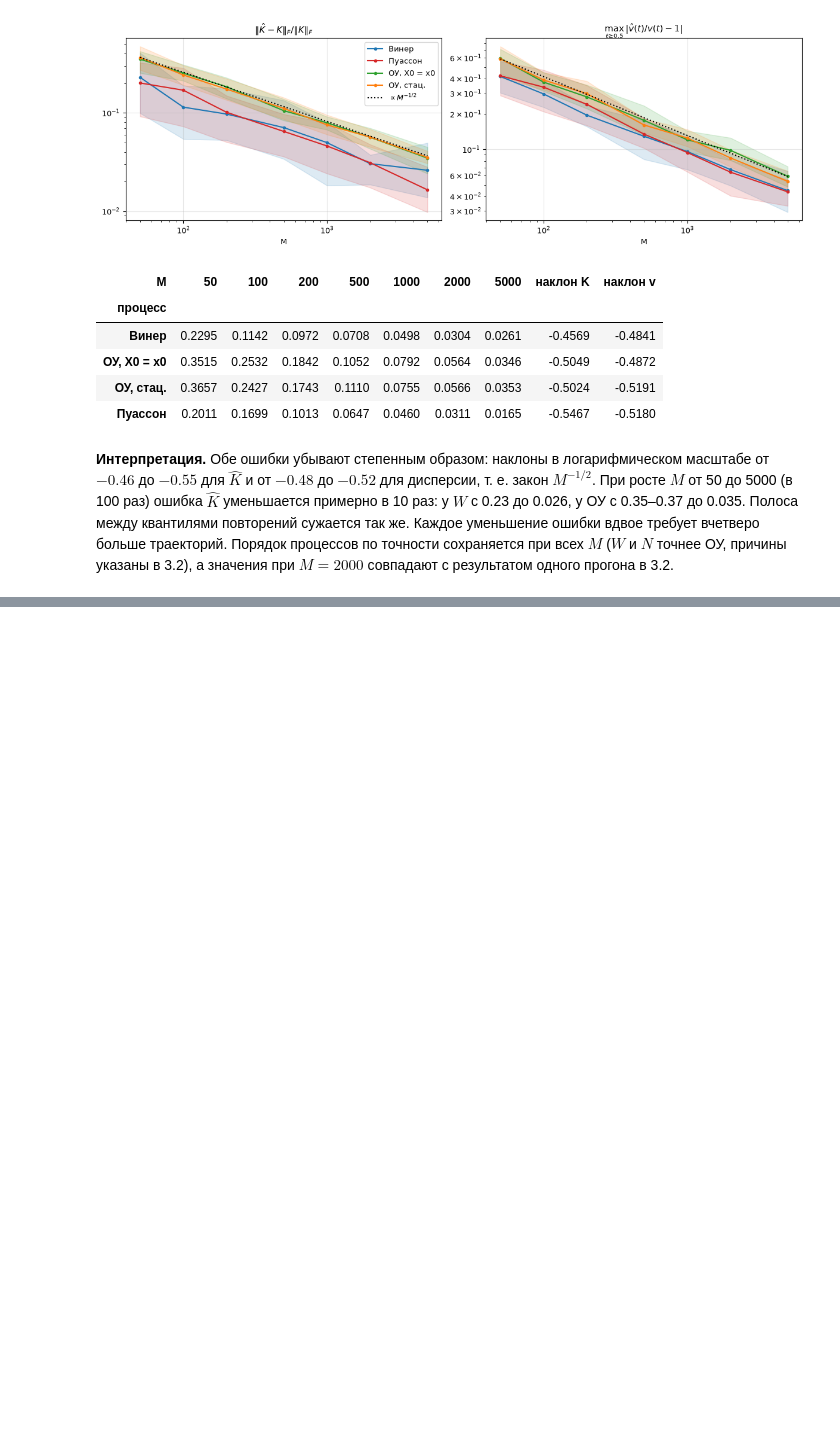
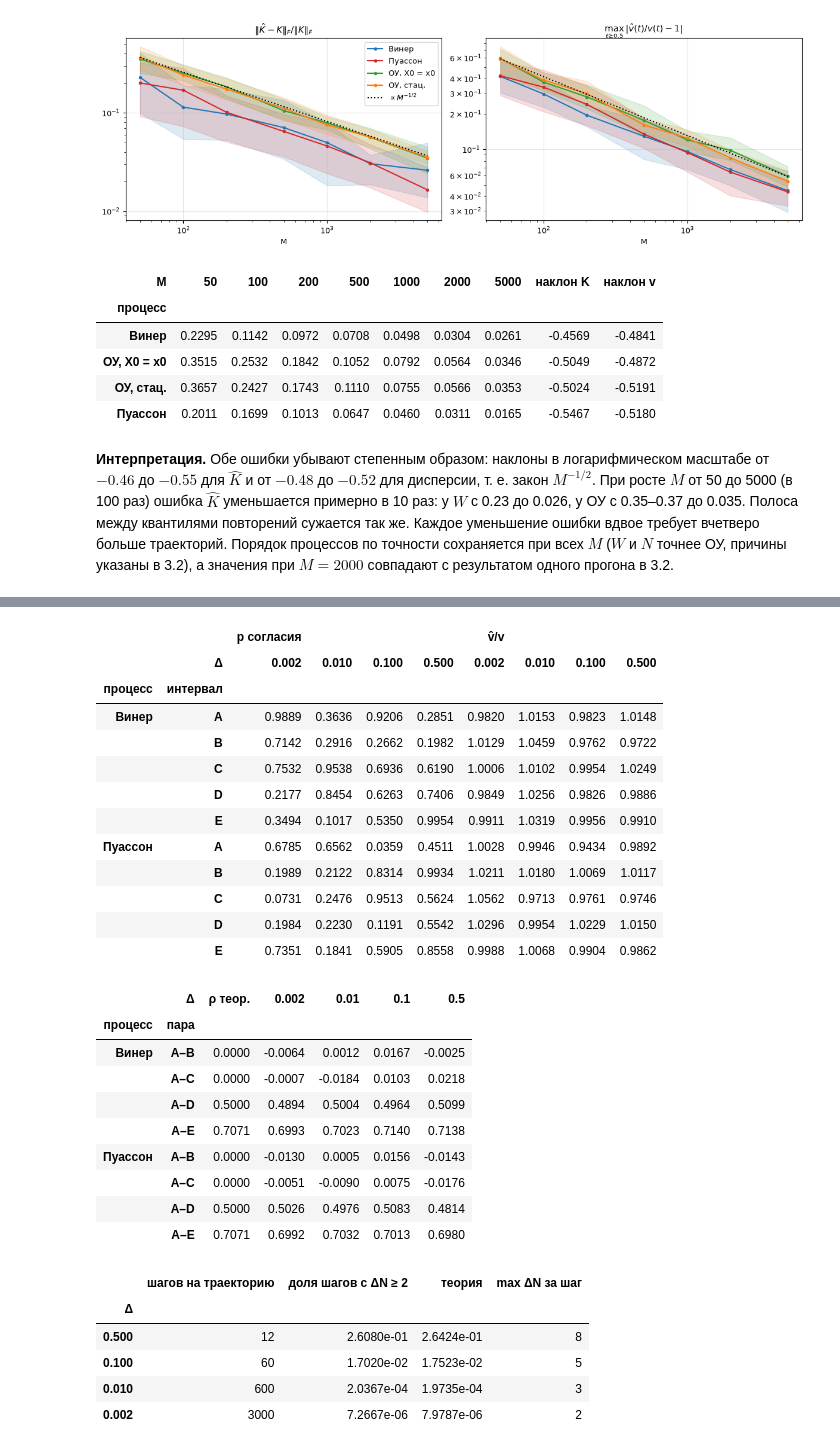
Before and after one commit to paulhowever/vr, a Jupyter notebook: lab1.ipynb, the cells around one changed output, grey strips where cells are left out. Drawn from its saved outputs; the diff is of its cells as text; code cells hidden in the pictures; blank space fills up the shorter version.

```diff
--- a/lab1.ipynb
+++ b/lab1.ipynb
@@ -405,0 +627,61 @@ table
+# %%
+rows_d, rows_c, rows_j = [], [], []
+for i, dti in enumerate(DTS):
+    for j, (name, p) in enumerate(INC_PROC.items()):
+        t, X = p["sim"](dti, rng_for(6, i, j))
+        inc = increments(t, X)
+        for k, I in INTERVALS.items():
+            law = p["law"](length(I))
+            _, _, pval = fit_test(inc[k], law, name == "Пуассон")
+            rows_d.append({"процесс": name, "интервал": k, "Δ": dti, "v̂/v": inc[k].var(ddof=1) / law.var(), "p согласия": pval})
+        for a, b in PAIRS:
+            rows_c.append({"процесс": name, "пара": f"{a}–{b}", "Δ": dti, "r": np.corrcoef(inc[a], inc[b])[0, 1]})
+        if name == "Пуассон":
+            steps = np.diff(X, axis=1)
+            rows_j.append(
+                {
+                    "Δ": dti,
+                    "шагов на траекторию": steps.shape[1],
+                    "доля шагов с ΔN ≥ 2": (steps >= 2).mean(),
+                    "теория": 1 - np.exp(-LAM * dti) * (1 + LAM * dti),
+                    "max ΔN за шаг": steps.max(),
+                }
+            )
+        del X
+
+display(pd.DataFrame(rows_d).pivot_table(index=["процесс", "интервал"], columns="Δ", values=["v̂/v", "p согласия"]))
+corr_dt = pd.DataFrame(rows_c).pivot_table(index=["процесс", "пара"], columns="Δ", values="r")
+rho_th = [overlap(INTERVALS[pr[0]], INTERVALS[pr[-1]]) / np.sqrt(length(INTERVALS[pr[0]]) * length(INTERVALS[pr[-1]])) for _, pr in corr_dt.index]
+corr_dt.insert(0, "ρ теор.", rho_th)
+display(corr_dt)
+pd.DataFrame(rows_j).set_index("Δ")
+# %% [output]
+|  |  | p согласия |  |  |  | v̂/v |  |  |  |
+|  | Δ | 0.002 | 0.010 | 0.100 | 0.500 | 0.002 | 0.010 | 0.100 | 0.500 |
+| процесс | интервал |  |  |  |  |  |  |  |  |
+| Винер | A | 0.9889 | 0.3636 | 0.9206 | 0.2851 | 0.9820 | 1.0153 | 0.9823 | 1.0148 |
+|  | B | 0.7142 | 0.2916 | 0.2662 | 0.1982 | 1.0129 | 1.0459 | 0.9762 | 0.9722 |
+|  | C | 0.7532 | 0.9538 | 0.6936 | 0.6190 | 1.0006 | 1.0102 | 0.9954 | 1.0249 |
+|  | D | 0.2177 | 0.8454 | 0.6263 | 0.7406 | 0.9849 | 1.0256 | 0.9826 | 0.9886 |
+|  | E | 0.3494 | 0.1017 | 0.5350 | 0.9954 | 0.9911 | 1.0319 | 0.9956 | 0.9910 |
+| Пуассон | A | 0.6785 | 0.6562 | 0.0359 | 0.4511 | 1.0028 | 0.9946 | 0.9434 | 0.9892 |
+|  | B | 0.1989 | 0.2122 | 0.8314 | 0.9934 | 1.0211 | 1.0180 | 1.0069 | 1.0117 |
+|  | C | 0.0731 | 0.2476 | 0.9513 | 0.5624 | 1.0562 | 0.9713 | 0.9761 | 0.9746 |
+|  | D | 0.1984 | 0.2230 | 0.1191 | 0.5542 | 1.0296 | 0.9954 | 1.0229 | 1.0150 |
+|  | E | 0.7351 | 0.1841 | 0.5905 | 0.8558 | 0.9988 | 1.0068 | 0.9904 | 0.9862 |
+|  | Δ | ρ теор. | 0.002 | 0.01 | 0.1 | 0.5 |
+| процесс | пара |  |  |  |  |  |
+| Винер | A–B | 0.0000 | -0.0064 | 0.0012 | 0.0167 | -0.0025 |
+|  | A–C | 0.0000 | -0.0007 | -0.0184 | 0.0103 | 0.0218 |
+|  | A–D | 0.5000 | 0.4894 | 0.5004 | 0.4964 | 0.5099 |
+|  | A–E | 0.7071 | 0.6993 | 0.7023 | 0.7140 | 0.7138 |
+| Пуассон | A–B | 0.0000 | -0.0130 | 0.0005 | 0.0156 | -0.0143 |
+|  | A–C | 0.0000 | -0.0051 | -0.0090 | 0.0075 | -0.0176 |
+|  | A–D | 0.5000 | 0.5026 | 0.4976 | 0.5083 | 0.4814 |
+|  | A–E | 0.7071 | 0.6992 | 0.7032 | 0.7013 | 0.6980 |
+|  | шагов на траекторию | доля шагов с ΔN ≥ 2 | теория | max ΔN за шаг |
+| Δ |  |  |  |  |
+| 0.500 | 12 | 2.6080e-01 | 2.6424e-01 | 8 |
+| 0.100 | 60 | 1.7020e-02 | 1.7523e-02 | 5 |
+| 0.010 | 600 | 2.0367e-04 | 1.9735e-04 | 3 |
+| 0.002 | 3000 | 7.2667e-06 | 7.9787e-06 | 2 |
```
Also changed, not shown: parts of 10 cells of this notebook.
